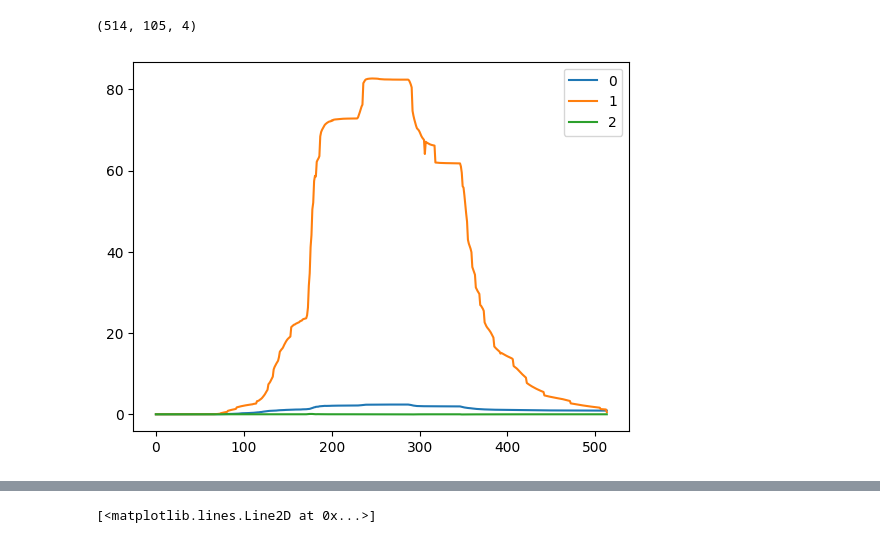
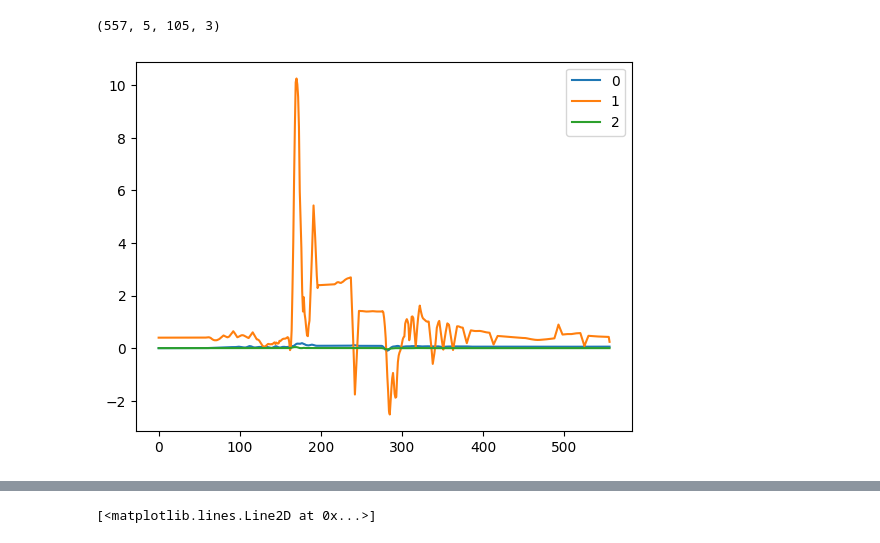
Before and after one commit to Zhiyu014/GNN-UDS, a Jupyter notebook: surrogate/test.ipynb, the cells around one changed output, grey strips where cells are left out. Saved outputs shown, nothing was run; the diff lists cells and outputs as text; code cells hidden in the pictures.

```diff
--- a/surrogate/test.ipynb
+++ b/surrogate/test.ipynb
@@ -2,27 +2,26 @@
 import numpy as np
 import os
 # %%
-cwd = './results/shunqing/'
-files = os.listdir(cwd)
+cwd = './results/shunqing/5s_res_norm'
+files = [file for file in os.listdir(cwd) if file.endswith('.npy')]
 events = set(['_'.join(file.split('_')[:2]) for file in files])
 # %%
 errs = []
 for event in events:
     true = np.load(os.path.join(cwd,event+'_true.npy'))
     pred = np.load(os.path.join(cwd,event+'_pred.npy'))
-    true[...,1] = true[...,1] - true[...,-1]
-    err = true[:,:,:-1] - pred
+    err = true - pred
     errs.append(err)
 # %%
-true.shape
+err.shape
 # %% [output]
-(514, 105, 4)
+(557, 5, 105, 3)
 # %%
 import matplotlib.pyplot as plt
 # %%
-true = np.load(os.path.join(cwd,event+'_true.npy'))
+# true = np.load(os.path.join(cwd,event+'_true.npy'))
 for i in range(3):
-    plt.plot(true.mean(axis=1)[:,i],label=i)
+    plt.plot(err.mean(axis=1).mean(axis=1)[:,i],label=i)
     plt.legend()
 # %% [output]
-[figure, old version]
+[figure, new version]
```
Also changed, not shown: parts of 1 cell of this notebook, 17 other files.
